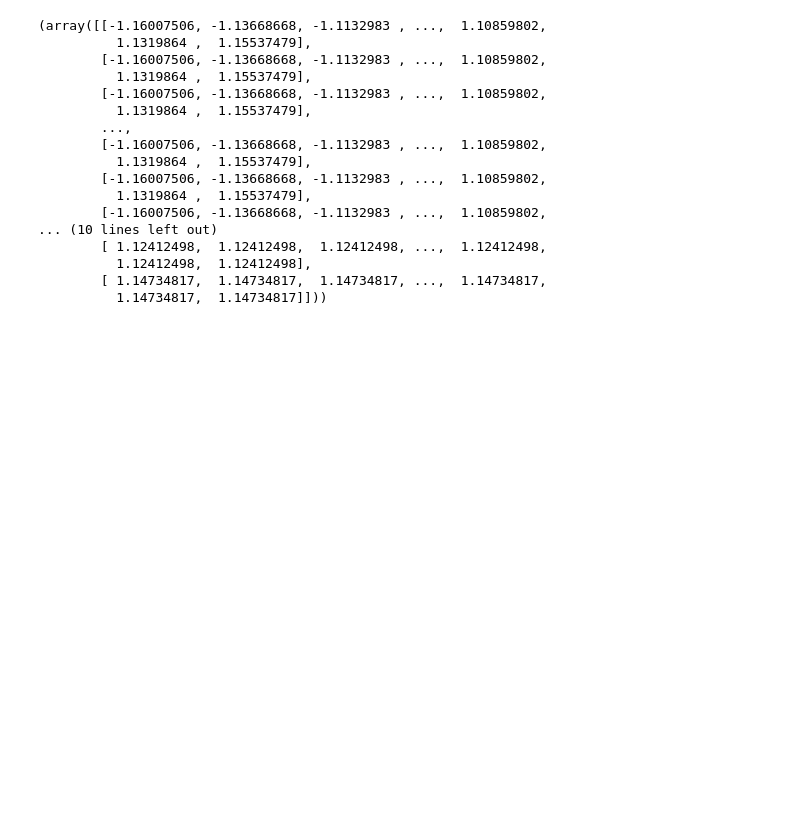
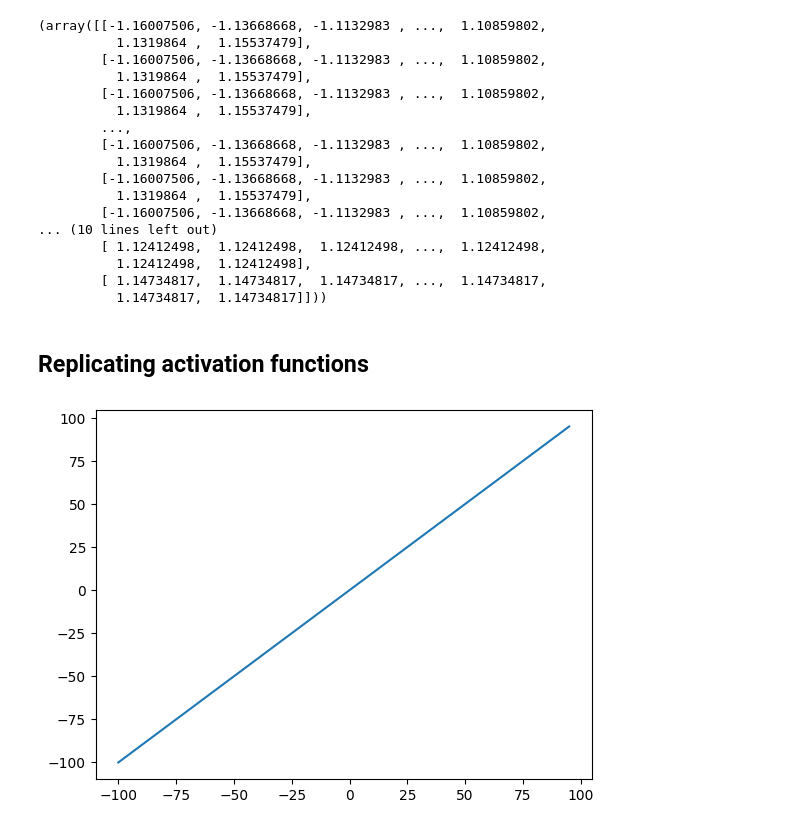
Before and after one commit to ShubhamKNIT/learn-ml, a Jupyter notebook: notebooks/02_nn_classification_with_tf.ipynb, the cells around one changed output. Drawn from its saved outputs; the diff is of its cells as text; code cells hidden in the pictures; blank space fills up the shorter version.

```diff
--- a/notebooks/02_nn_classification_with_tf.ipynb
+++ b/notebooks/02_nn_classification_with_tf.ipynb
@@ -210,3 +208,5 @@ xx, yy
           1.12412498,  1.12412498],
         [ 1.14734817,  1.14734817,  1.14734817, ...,  1.14734817,
           1.14734817,  1.14734817]]))
+# %% [markdown]
+## Replicating activation functions
@@ -212,0 +216,7 @@ xx, yy
+# %%
+import numpy
+x_ = tf.range(-100, 100, 5, dtype=tf.float32)
+y_ = tf.range(-100, 100, 5, dtype=tf.float32)
+plt.plot(x_, y_);
+# %% [output]
+[figure, added]
```
Also changed, not shown: parts of 23 cells of this notebook.
